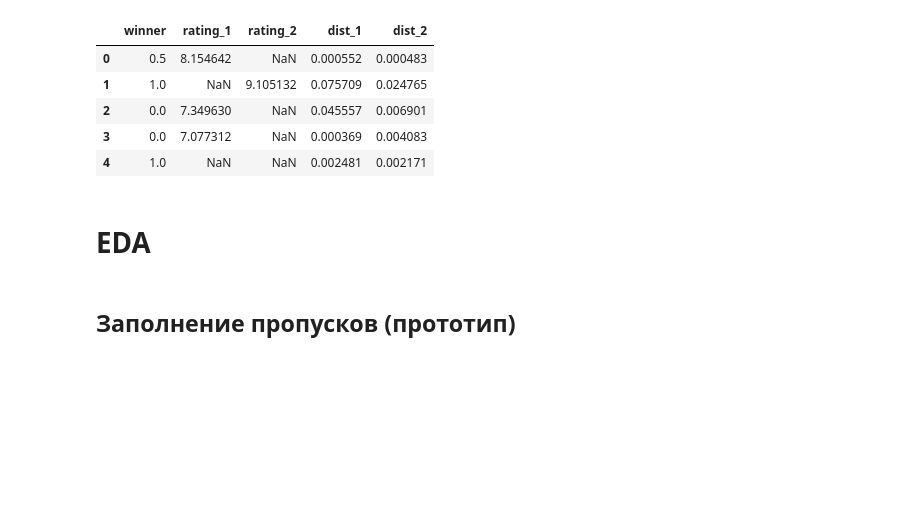
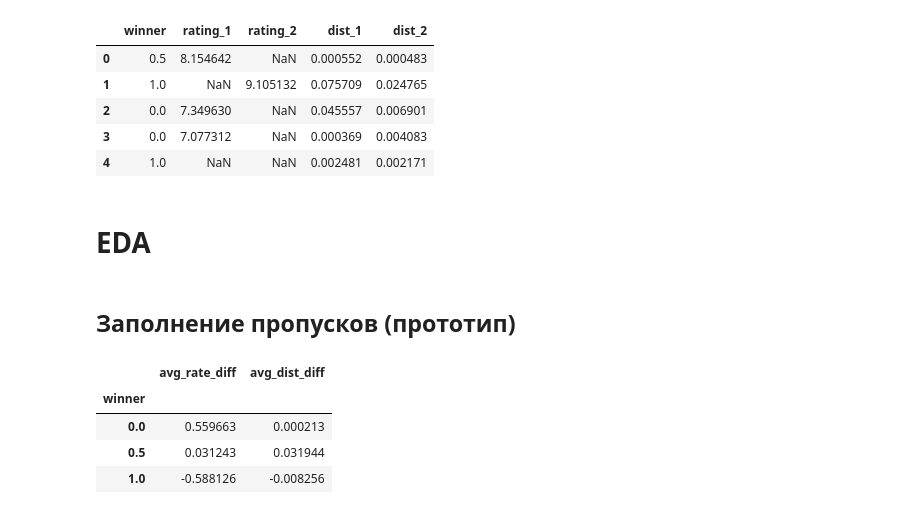
Before and after one commit to PigStep/Data-Dojo-2025, a Jupyter notebook: notebooks/A_CofeeTime.ipynb, the cells around one changed output. Saved outputs shown, nothing was run; the diff lists cells and outputs as text; code cells hidden in the pictures; blank space fills up the shorter version.

```diff
--- a/notebooks/A_CofeeTime.ipynb
+++ b/notebooks/A_CofeeTime.ipynb
@@ -54,5 +54,23 @@ import seaborn as sns
 # %% [markdown]
 ## Заполнение пропусков (прототип)
 # %%
-# Датафрейм для анализа зависимостей
-vizualization_df =
+# Отноистельно его найдем группы средних
+rest_no_na = restourants.dropna().copy()
+
+# Посчитаем разницы
+rest_no_na["rate_diff"] = rest_no_na.rating_1 - rest_no_na.rating_2
+rest_no_na["dist_diff"] = rest_no_na.dist_1 - rest_no_na.dist_2
+
+# Составим таблицу средних
+winner_avg_table = rest_no_na.groupby("winner").agg({
+    "rate_diff":"mean",
+    "dist_diff":""
+}).rename(columns={"rate_diff":"avg_rate_diff", "dist_diff":"avg_dist_diff"})
+
+winner_avg_table
+# %% [output]
+|  | avg_rate_diff | avg_dist_diff |
+| winner |  |  |
+| 0.0 | 0.559663 | 0.000213 |
+| 0.5 | 0.031243 | 0.031944 |
+| 1.0 | -0.588126 | -0.008256 |
```
Also changed, not shown: parts of 3 cells of this notebook, 1 other file.
